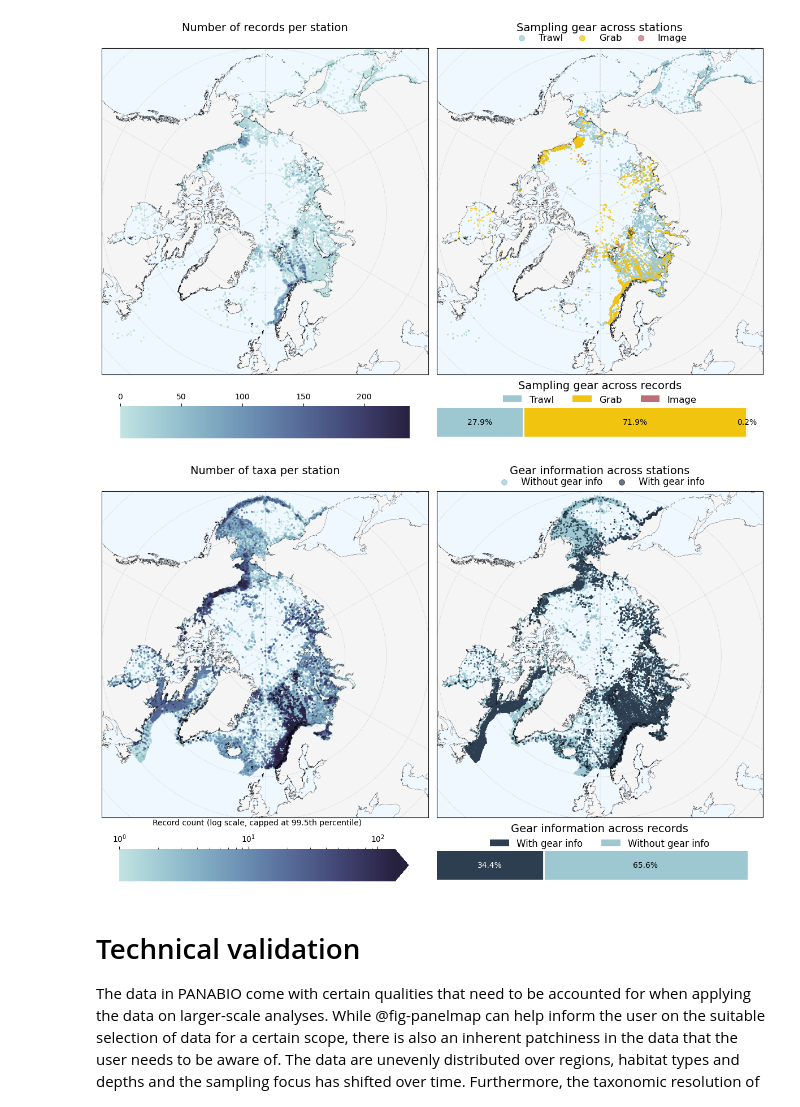
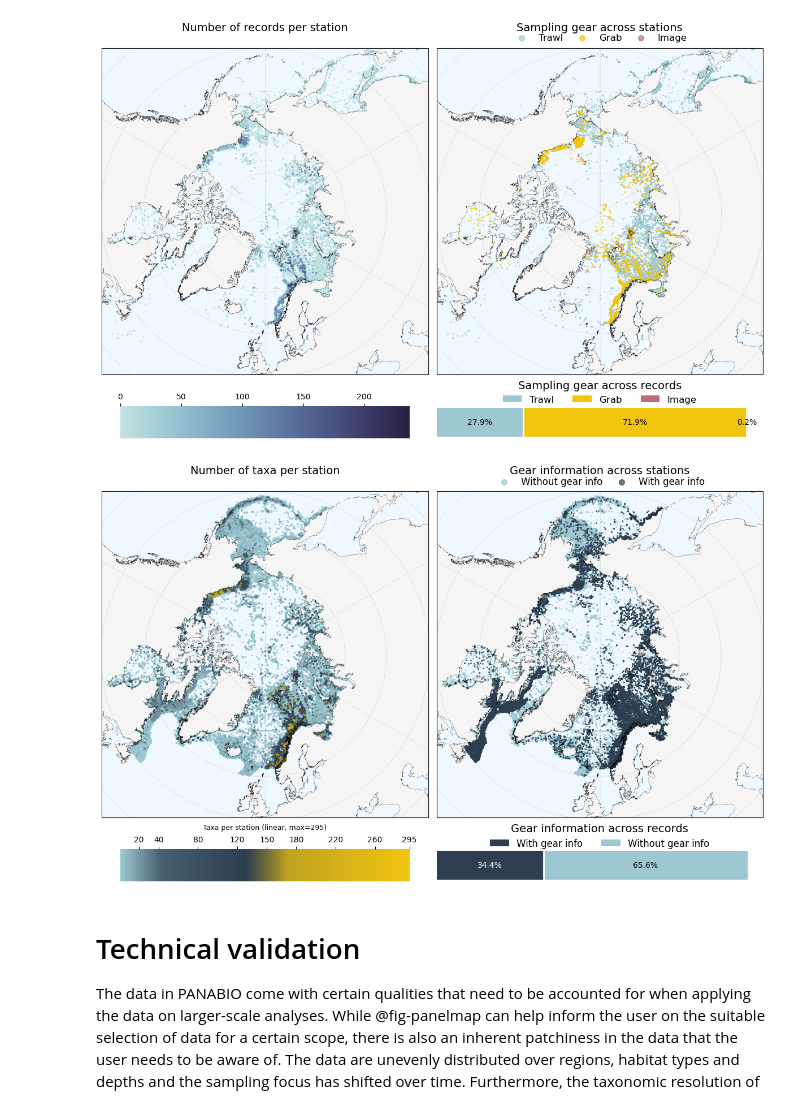
Before and after one commit to hanna-modin/benth-marc, a Jupyter notebook: Manuscript/data_paper_manuscript.ipynb, the cells around one changed output. Drawn from its saved outputs; the diff is of its cells as text; code cells hidden in the pictures.

```diff
--- a/Manuscript/data_paper_manuscript.ipynb
+++ b/Manuscript/data_paper_manuscript.ipynb
@@ -901,12 +818,41 @@ ax1.add_feature(cfeature.OCEAN, facecolor='aliceblue')
 ax1.coastlines(resolution='10m', linewidth=0.2, color='black')
 ax1.gridlines(draw_labels=False, linewidth=0.3, color='gray', alpha=0.5, linestyle='--')
 # Scatter plot for records per station
-new_cmap = sns.color_palette("ch:start=.2,rot=-.3", as_cmap=True)
-vmin_records = max(1.0, float(plot_df_taxa['unique_aphiaID'].min()))
-vmax_records = float(plot_df_taxa['unique_aphiaID'].quantile(0.995))
-if vmax_records <= vmin_records:
-    vmax_records = float(plot_df_taxa['unique_aphiaID'].max())
-norm_records = mpl.colors.LogNorm(vmin=vmin_records, vmax=vmax_records)
+vmin_records = float(plot_df_taxa['unique_aphiaID'].min())
+true_max_records = float(plot_df_taxa['unique_aphiaID'].max())
+display_vmax_records = true_max_records
+if display_vmax_records <= vmin_records:
+    display_vmax_records = vmin_records + 1.0
+norm_records = mpl.colors.Normalize(vmin=vmin_records, vmax=display_vmax_records, clip=True)
+taxa_break_20 = 20
+taxa_break_150 = 150
+norm_span = display_vmax_records - vmin_records
+if norm_span <= 0:
+    norm_span = 1.0
+pos_20 = float(np.clip((taxa_break_20 - vmin_records) / norm_span, 0.0, 1.0))
+pos_150 = float(np.clip((taxa_break_150 - vmin_records) / norm_span, 0.0, 1.0))
+soft_width = min(0.08, max((pos_150 - pos_20) / 6.0, 0.02))
+soft_20_low = max(0.0, pos_20 - soft_width)
+soft_20_high = min(1.0, pos_20 + soft_width)
+soft_150_low = max(0.0, pos_150 - soft_width)
+soft_150_high = min(1.0, pos_150 + soft_width)
+blue = '#9DC8D2'
+dark = '#2C3E50'
+gold = '#F1C40F'
+blend = lambda color_a, color_b, weight: mcolors.to_hex((1 - weight) * np.array(mcolors.to_rgb(color_a)) + weight * np.array(mcolors.to_rgb(color_b)))
+new_cmap = mpl.colors.LinearSegmentedColormap.from_list(
+    'taxa_custom',
+    [
+        (0.0, blue),
+        (soft_20_low, blue),
+        (pos_20, blend(blue, dark, 0.35)),
+        (soft_20_high, blend(blue, dark, 0.75)),
+        (soft_150_low, dark),
+        (pos_150, blend(dark, gold, 0.35)),
+        (soft_150_high, blend(dark, gold, 0.75)),
+        (1.0, gold),
+    ],
+)
 sc = ax1.scatter(
     plot_df_taxa['lon'], plot_df_taxa['lat'],
     c=plot_df_taxa['unique_aphiaID'],
@@ -953,11 +899,16 @@ ax3.axis('off')  # Turn off the axis for the colorbar placeholder
 # Add horizontal colorbar with increased size and thickness
 sm = mpl.cm.ScalarMappable(norm=norm_records, cmap=new_cmap)
 sm.set_array([])
-cb = fig.colorbar(sm, ax=ax3, orientation='horizontal', fraction=1, pad=0.05, aspect=9, extend='max')
+cb = fig.colorbar(sm, ax=ax3, orientation='horizontal', fraction=1, pad=0.05, aspect=9)
 # Move ticks, labels, and title above the colorbar
 cb.ax.xaxis.set_ticks_position('top')  # Move ticks to the top
 cb.ax.xaxis.set_label_position('top')  # Move label to the top
-cb.set_label('Record count (log scale, capped at 99.5th percentile)', fontsize=10, labelpad=10)
+cb.set_label(f'Taxa per station (linear, max={int(true_max_records)})', fontsize=9, labelpad=8)
+cb_ticks = [0, 20, 40, 80, 120, 150, 180, 220, 260, int(round(display_vmax_records))]
+cb_ticks = [tick for tick in cb_ticks if vmin_records <= tick <= display_vmax_records]
+cb_ticks = np.unique(cb_ticks).tolist()
+cb.set_ticks(cb_ticks)
+cb.ax.xaxis.set_major_formatter(FuncFormatter(lambda x, pos: f'{int(x):,}'))
 cb.ax.tick_params(labelsize=10)  # Adjust tick label size
 # Remove the border around the colorbar
 cb.outline.set_visible(False)
@@ -975,31 +926,31 @@ for m in order_gear:
     ax4.text(left_val + val / 2, 0, f'{val:.1f}%', ha='center', va='center', fontsize=10, color=text_color)
     left_val += val
 # Add small white gap between the two segments
 gap_left = float(plot_df_gear.loc[plot_df_gear['Gear info'] == order_gear[0], 'Percent'].values[0])
 ax4.vlines(gap_left, -0.4, 0.4, colors='white', linewidth=2)
 # Style for Plot 4
 ax4.set_xticks([])
 ax4.set_yticks([])
 ax4.set_title('Gear information across records', pad=22, fontsize=14)
 ax4.spines['top'].set_visible(False)
 ax4.spines['right'].set_visible(False)
 ax4.spines['left'].set_visible(False)
 ax4.spines['bottom'].set_visible(False)
 ax4.grid(False)
 # Add legend for Plot 4
 legend_handles = [Patch(facecolor=color_map_gear[m], edgecolor='none', label=m) for m in order_gear]
 ax4.legend(
     handles=legend_handles,
     loc='upper center',
     bbox_to_anchor=(0.5, 1.6),
     ncol=2,
     frameon=False,
     fontsize=12,
 )
 # Adjust layout and save the panel
 plt.tight_layout()
 plt.subplots_adjust(hspace=-0.375)
 plt.savefig('panel_biomass_metrics_updated.png', dpi=300, bbox_inches='tight', facecolor='white')
 plt.show()
 # %% [output]
-[figure, old version]
+[figure, new version]
```
Also changed, not shown: parts of 13 cells of this notebook, 3 other files.
